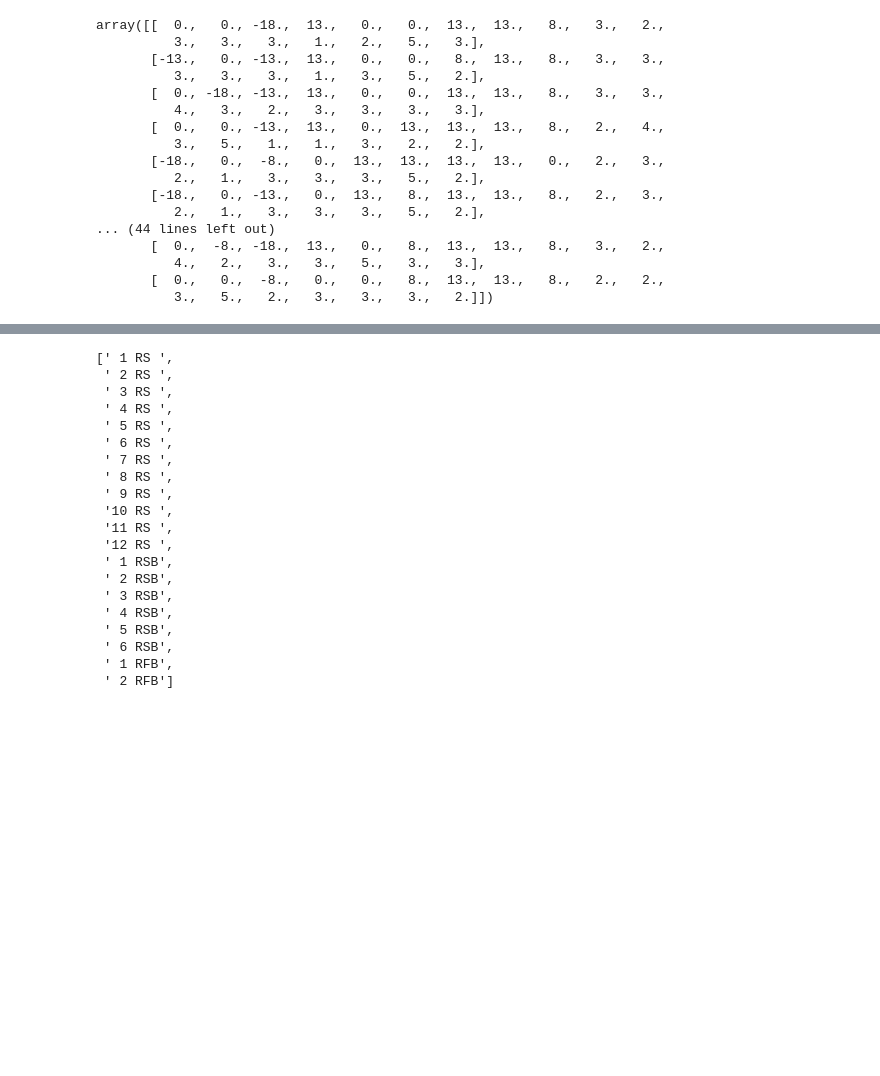
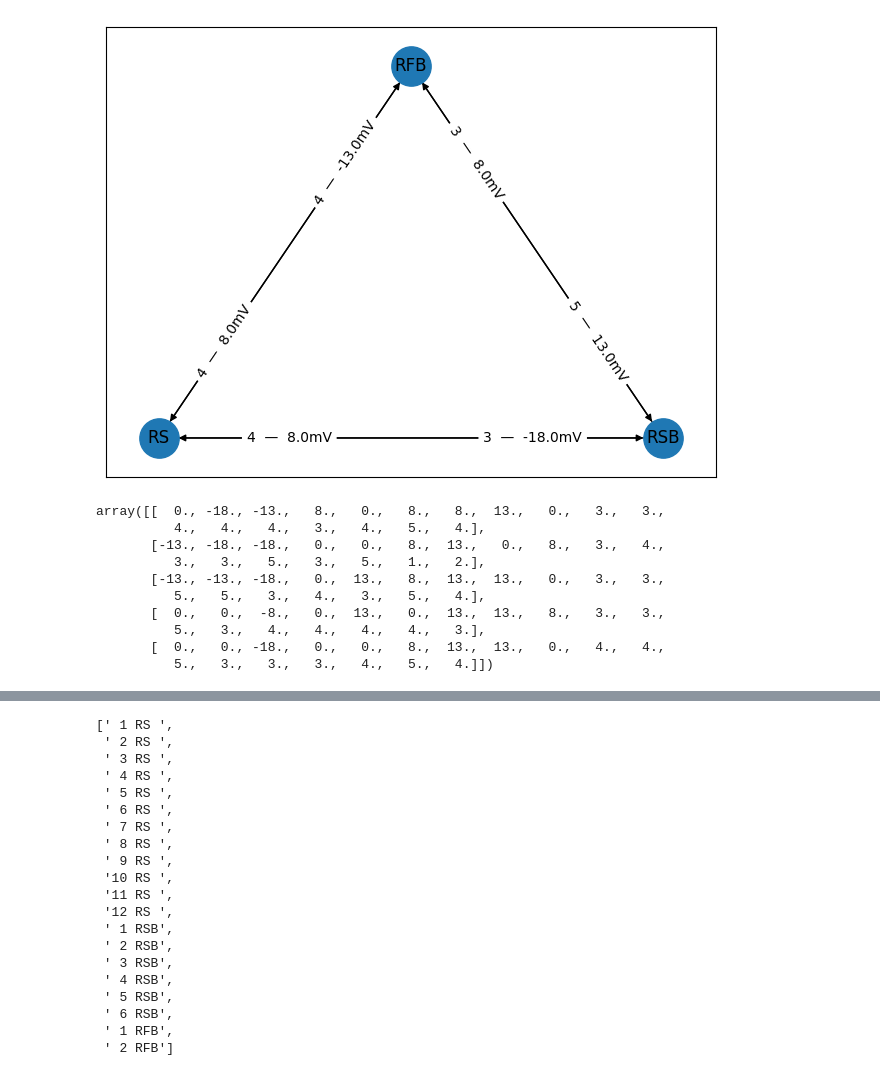
Before and after one commit to GheodeAI/neuron-circuit-simulator, a Jupyter notebook: result_analysis.ipynb, the cells around one changed output, grey strips where cells are left out. Saved outputs shown, nothing was run; the diff lists cells and outputs as text; code cells hidden in the pictures; blank space fills up the shorter version.

```diff
--- a/result_analysis.ipynb
+++ b/result_analysis.ipynb
@@ -55,21 +68,44 @@ plt.show()
+# %%
+graph1 = nx.DiGraph(best_solution[0, -3:, -3:])
+graph2 = nx.DiGraph(best_solution[1, -3:, -3:])
+
+pos = nx.planar_layout(graph1)
+nx.draw_networkx_nodes(graph1, pos, node_size=800)
+nx.draw_networkx_edges(graph1, pos, node_size=800, arrows=True)
+weight_labels_aux1 = nx.get_edge_attributes(graph1, 'weight')
+weight_labels_aux2 = nx.get_edge_attributes(graph2, 'weight')
+weight_labels = {}
+for key, v in weight_labels_aux1.items():
+    weight_labels[key] = f"{int(weight_labels_aux2[key])}  —  {weight_labels_aux1[key]}mV"
+weight_labels_diag = {}
+weight_labels_nodiag = weight_labels.copy()
+if (0,0) in weight_labels:
+    weight_labels_diag[(0,0)] = weight_labels_nodiag.pop((0,0))
+if (1,1) in weight_labels:
+    weight_labels_diag[(1,1)] = weight_labels_nodiag.pop((1,1))
+if (2,2) in weight_labels:
+    weight_labels_diag[(2,2)] = weight_labels_nodiag.pop((2,2))
+
+pos_diag = {k: v+np.array([0,.02]) for k,v in pos.items()}
+nx.draw_networkx_edge_labels(graph1, pos, edge_labels=weight_labels_nodiag, label_pos=0.75)
+nx.draw_networkx_edge_labels(graph1, pos_diag, edge_labels=weight_labels_diag, label_pos=0.75, clip_on=False, verticalalignment="bottom")
+
+nx.draw_networkx_labels(graph1, pos, labels={0: "RS", 1: "RSB", 2: "RFB"}, )
+plt.tight_layout()
+plt.show()
+# %% [output]
+[figure, added]
 # %%
-np.load(f"./solutions/population-{exec_idx}.npy")
+np.load(f"./solutions/population-{exec_idx}.npy")[:5]
 # %% [output]
-array([[  0.,   0., -18.,  13.,   0.,   0.,  13.,  13.,   8.,   3.,   2.,
-          3.,   3.,   3.,   1.,   2.,   5.,   3.],
-       [-13.,   0., -13.,  13.,   0.,   0.,   8.,  13.,   8.,   3.,   3.,
-          3.,   3.,   3.,   1.,   3.,   5.,   2.],
-       [  0., -18., -13.,  13.,   0.,   0.,  13.,  13.,   8.,   3.,   3.,
-          4.,   3.,   2.,   3.,   3.,   3.,   3.],
-       [  0.,   0., -13.,  13.,   0.,  13.,  13.,  13.,   8.,   2.,   4.,
-          3.,   5.,   1.,   1.,   3.,   2.,   2.],
-       [-18.,   0.,  -8.,   0.,  13.,  13.,  13.,  13.,   0.,   2.,   3.,
-          2.,   1.,   3.,   3.,   3.,   5.,   2.],
-       [-18.,   0., -13.,   0.,  13.,   8.,  13.,  13.,   8.,   2.,   3.,
-          2.,   1.,   3.,   3.,   3.,   5.,   2.],
-... (44 lines left out)
-       [  0.,  -8., -18.,  13.,   0.,   8.,  13.,  13.,   8.,   3.,   2.,
-          4.,   2.,   3.,   3.,   5.,   3.,   3.],
-       [  0.,   0.,  -8.,   0.,   0.,   8.,  13.,  13.,   8.,   2.,   2.,
-          3.,   5.,   2.,   3.,   3.,   3.,   2.]])
+array([[  0., -18., -13.,   8.,   0.,   8.,   8.,  13.,   0.,   3.,   3.,
+          4.,   4.,   4.,   3.,   4.,   5.,   4.],
+       [-13., -18., -18.,   0.,   0.,   8.,  13.,   0.,   8.,   3.,   4.,
+          3.,   3.,   5.,   3.,   5.,   1.,   2.],
+       [-13., -13., -18.,   0.,  13.,   8.,  13.,  13.,   0.,   3.,   3.,
+          5.,   5.,   3.,   4.,   3.,   5.,   4.],
+       [  0.,   0.,  -8.,   0.,  13.,   0.,  13.,  13.,   8.,   3.,   3.,
+          5.,   3.,   4.,   4.,   4.,   4.,   3.],
+       [  0.,   0., -18.,   0.,   0.,   8.,  13.,  13.,   0.,   4.,   4.,
+          5.,   3.,   3.,   3.,   4.,   5.,   4.]])
 # %%
```
Also changed, not shown: parts of 16 cells of this notebook, 31 other files.
